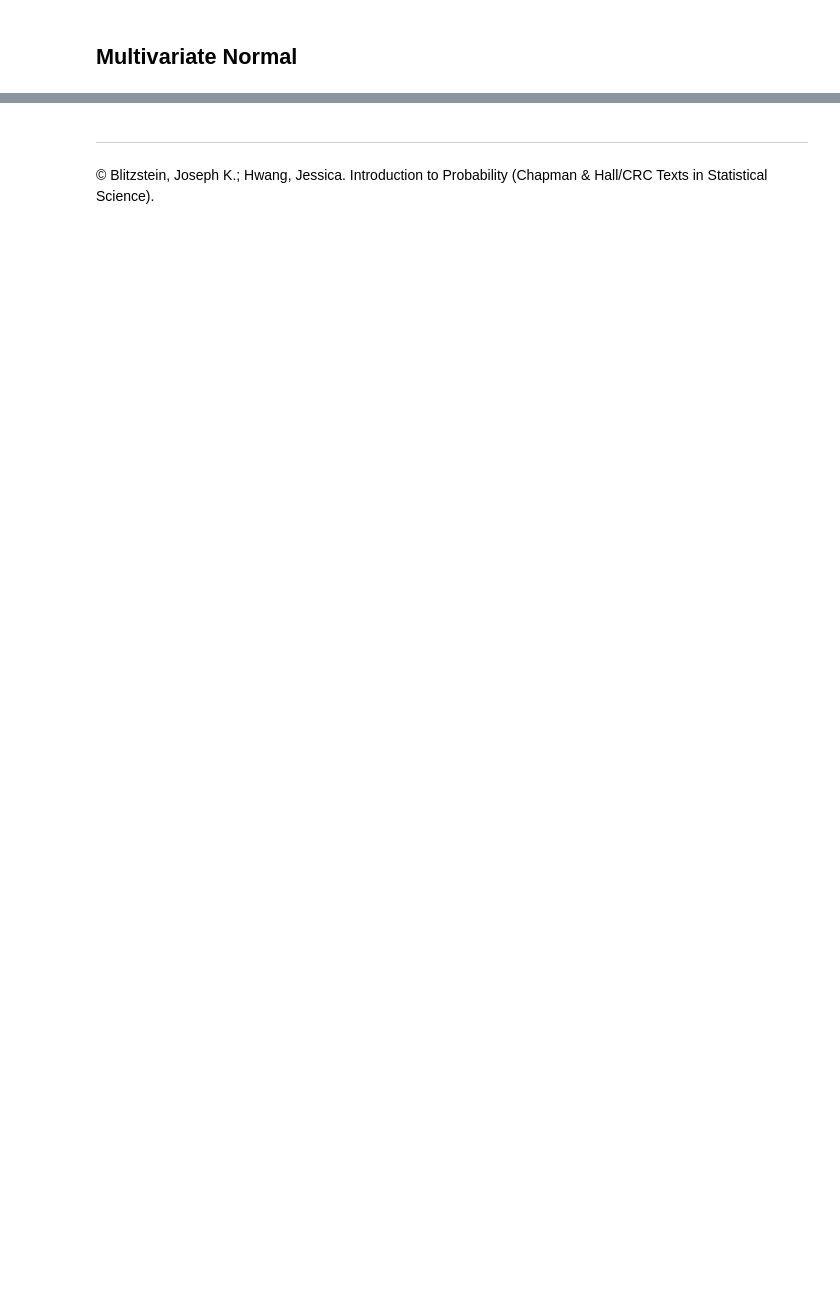
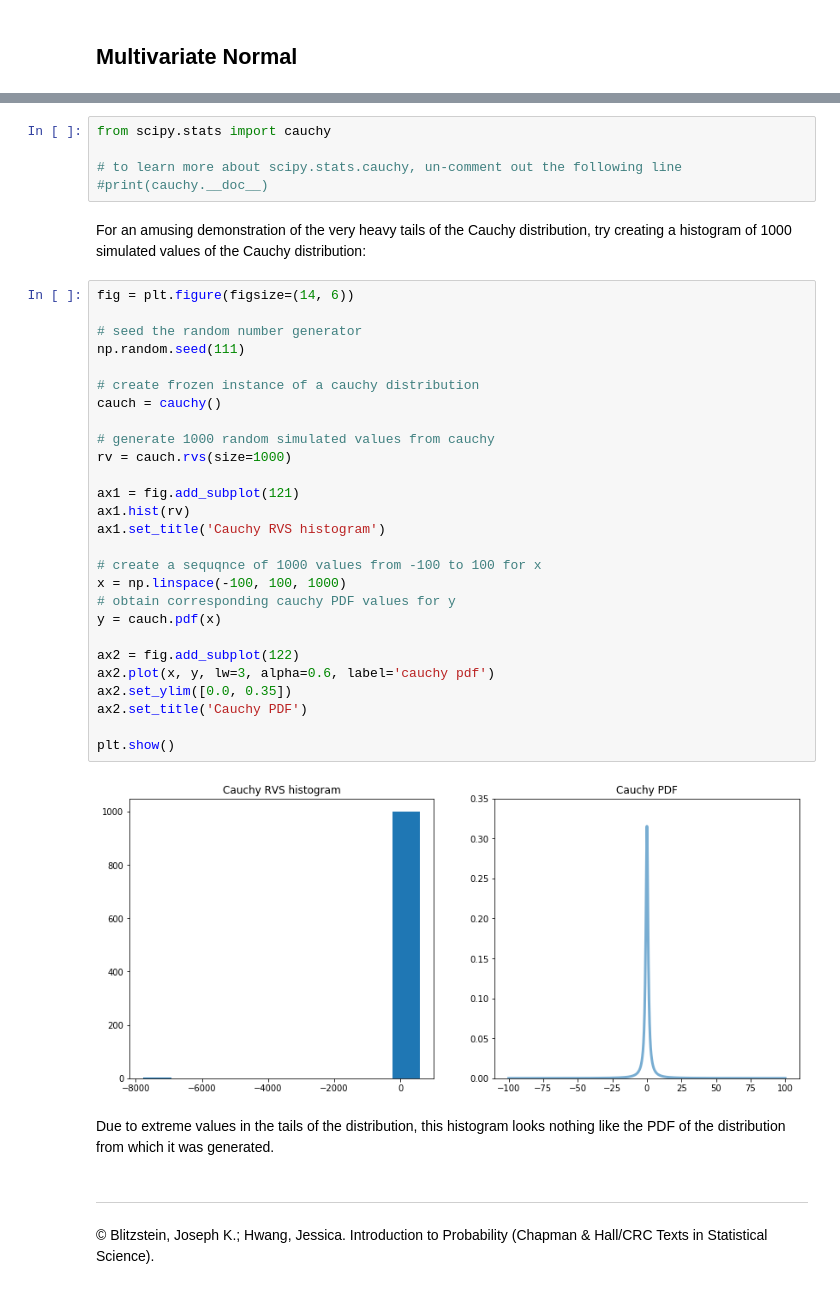
Before and after one commit to buruzaemon/IntroductionToProbabilityPy, a Jupyter notebook: Ch7.ipynb, the cells around one changed output, grey strips where cells are left out. Saved outputs shown, nothing was run; the diff lists cells and outputs as text; blank space fills up the shorter version.

```diff
--- a/Ch7.ipynb
+++ b/Ch7.ipynb
@@ -100,3 +173,41 @@ This gives the Z-coordinates in a vector z and the W-coordinates in a vector w.
+# %%
+from scipy.stats import cauchy
+
+# to learn more about scipy.stats.cauchy, un-comment out the following line
+#print(cauchy.__doc__)
+# %% [markdown]
+For an amusing demonstration of the very heavy tails of the Cauchy distribution, try creating a histogram of 1000 simulated values of the Cauchy distribution:
+# %%
+fig = plt.figure(figsize=(14, 6))
+
+# seed the random number generator
+np.random.seed(111)
+
+# create frozen instance of a cauchy distribution
+cauch = cauchy()
+
+# generate 1000 random simulated values from cauchy
+rv = cauch.rvs(size=1000)
+
+ax1 = fig.add_subplot(121)
+ax1.hist(rv)
+ax1.set_title('Cauchy RVS histogram')
+
+# create a sequqnce of 1000 values from -100 to 100 for x
+x = np.linspace(-100, 100, 1000)
+# obtain corresponding cauchy PDF values for y
+y = cauch.pdf(x)
+
+ax2 = fig.add_subplot(122)
+ax2.plot(x, y, lw=3, alpha=0.6, label='cauchy pdf')
+ax2.set_ylim([0.0, 0.35])
+ax2.set_title('Cauchy PDF')
+
+plt.show()
+# %% [output]
+[figure, added]
+# %% [markdown]
+Due to extreme values in the tails of the distribution, this histogram looks nothing like the PDF of the distribution from which it was generated.
 # %% [markdown]
 ----
 
```
Also changed, not shown: parts of 20 cells of this notebook.
